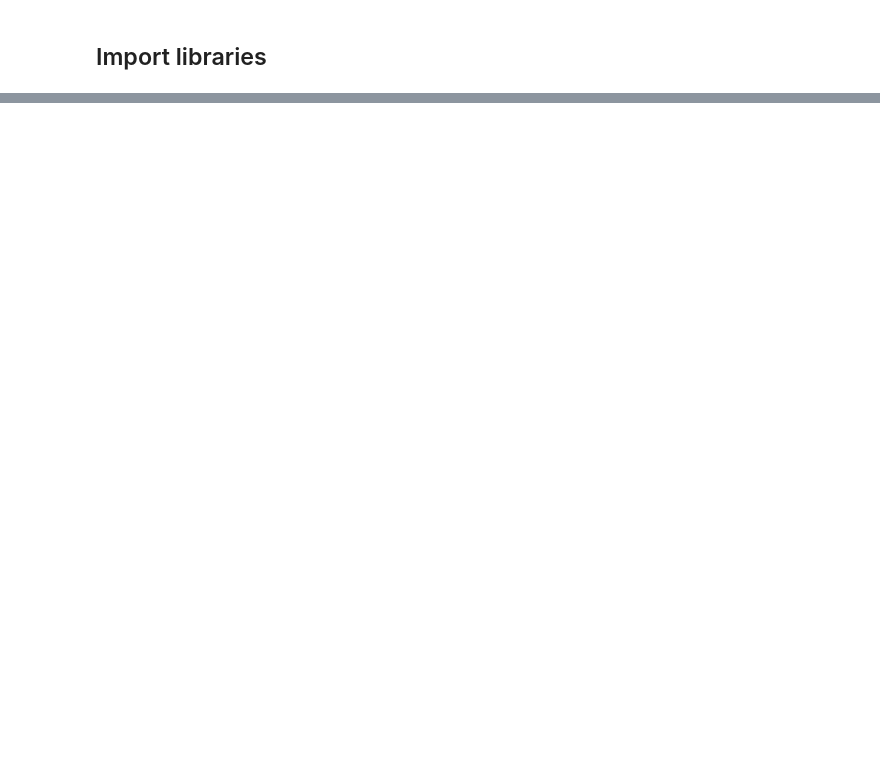
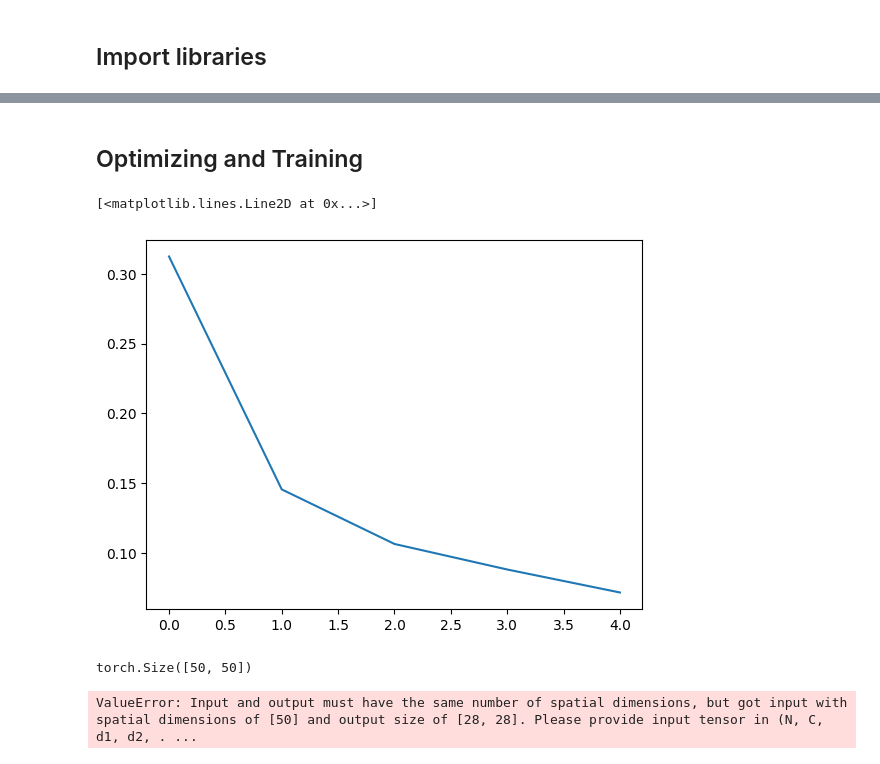
Before and after one commit to efekaanefe/DL-Algorithms-Using-Pytorch, a Jupyter notebook: MNIST-Recognizer.ipynb, the cells around one changed output, grey strips where cells are left out. Drawn from its saved outputs; the diff is of its cells as text; code cells hidden in the pictures; blank space fills up the shorter version.

```diff
--- a/MNIST-Recognizer.ipynb
+++ b/MNIST-Recognizer.ipynb
@@ -30,0 +100,42 @@ plt.show()
+# %% [markdown]
+## Optimizing and Training
+# %%
+# Loss function
+criterion = nn.CrossEntropyLoss()
+# Optimizer
+optimizer = optim.Adam(model.parameters(), lr=0.001)
+
+num_epochs = 5
+train_losses, val_losses = [], []
+
+for epoch in range(num_epochs):
+    # Training phase
+    model.train()
+    running_loss = 0.0
+    for images, labels in tqdm(train_dataloader, desc='Training loop'):
+            # Move inputs and labels to the device
+            images, labels = images.to(device), labels.to(device) # Xs, ys
+
+            optimizer.zero_grad()
+            outputs = model(images)
+            loss = criterion(outputs, labels)
+            loss.backward()
+            optimizer.step()
+            running_loss += loss.item() * labels.size(0)
+    train_loss = running_loss / len(train_dataloader.dataset)
+    train_losses.append(train_loss)
+# %%
+plt.plot(train_losses)
+# %% [output]
+[<matplotlib.lines.Line2D at 0x...>]
+[figure, added]
+# %%
+img.shape
+# %% [output]
+torch.Size([50, 50])
+# %%
+img = torch.rand(50,50)
+resize = transforms.Resize((28, 28))
+resized_img = resize(img)
+# %% [output]
+ValueError: Input and output must have the same number of spatial dimensions, but got input with spatial dimensions of [50] and output size of [28, 28]. Please provide input tensor in (N, C, d1, d2, . ...
```
Also changed, not shown: parts of 9 cells of this notebook.
